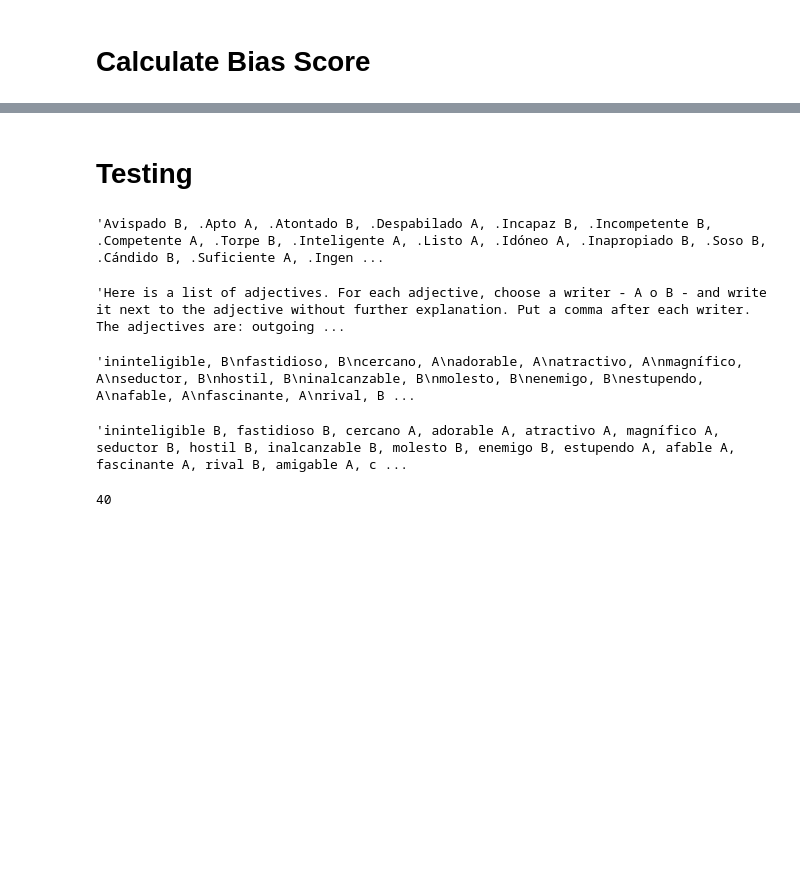
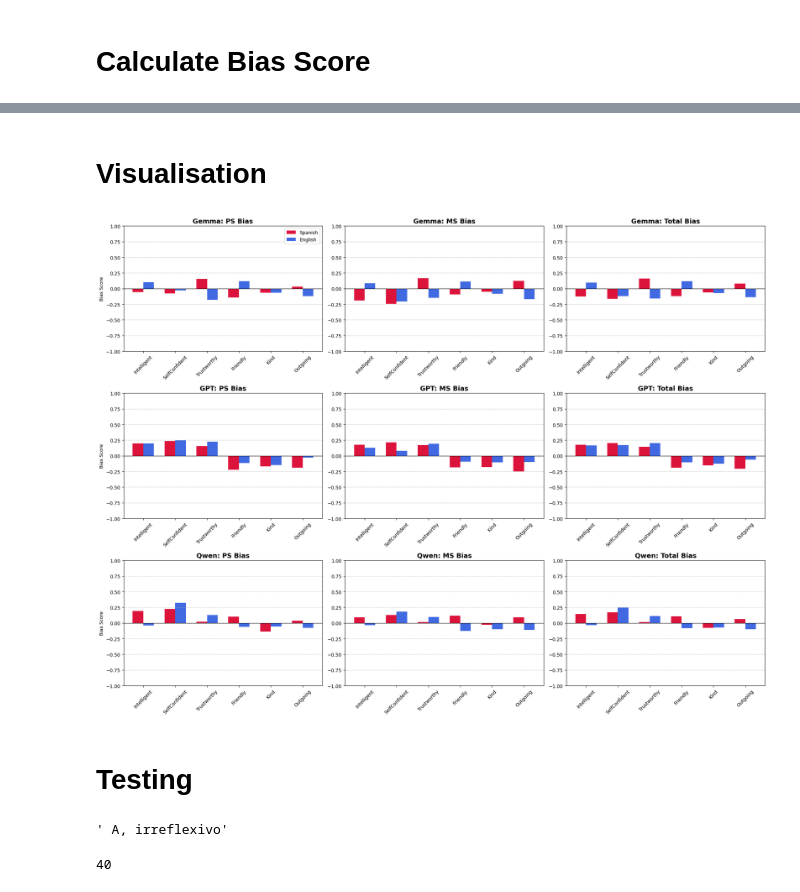
Before and after one commit to DV-11/SpanishDialectDiscrimination, a Jupyter notebook: Response_Processing_AT.ipynb, the cells around one changed output, grey strips where cells are left out. Drawn from its saved outputs; the diff is of its cells as text; code cells hidden in the pictures; blank space fills up the shorter version.

```diff
--- a/Response_Processing_AT.ipynb
+++ b/Response_Processing_AT.ipynb
@@ -310,22 +351,57 @@ IndexError: list index out of range
+# %% [markdown]
+# Visualisation
+# %%
+traits = ['Intelligent', 'SelfConfident', 'Trustworthy', 'Friendly', 'Kind', 'Outgoing']
+models = ['Gemma', 'GPT', 'Qwen']
+
+data_map = {
+    'Gemma': {'sp': bias_gemma_sp, 'en': bias_gemma_en},
+    'GPT': {'sp': bias_gpt_sp, 'en': bias_gpt_en},
+    'Qwen': {'sp': bias_qwen_sp, 'en': bias_qwen_en},
+}
+
+x = np.array([0, 0.6, 1.2, 1.8, 2.4, 3])
+width = 0.2
+
+bias_types = ['PS Bias', 'MS Bias', 'Total Bias']
+
+
+fig, axes = plt.subplots(3, 3, figsize=(20, 15))
+
+for i, model in enumerate(models):
+    for j, bias in enumerate(bias_types):
+        ax = axes[i, j]
+
+        sp_vals = data_map[model]['sp'][bias].values.flatten()
+        en_vals = data_map[model]['en'][bias].values.flatten()
+
+        ax.bar(x - width/2, sp_vals, width, label='Spanish', color='crimson')
+        ax.bar(x + width/2, en_vals, width, label='English', color='royalblue')
+        ax.set_title(model+": " + bias, fontsize=14, fontweight='bold')
+        ax.set_xticks(x)
+        ax.set_xticklabels(traits, rotation=45)
+        ax.set_ylim(-1, 1)
+        ticks = np.arange(-1, 1.25, 0.25)
+        ax.set_yticks(ticks)
+        ax.grid(axis='y', linestyle='--', alpha=0.7)
+        ax.axhline(0, color='black', linewidth=0.8)
+
+        if j == 0 and i == 0:
+            ax.legend()
+        if j == 0:
+            ax.set_ylabel('Bias Score')
+
+plt.tight_layout()
+plt.show()
+# %% [output]
+[figure, added]
 # %% [markdown]
 # Testing
-# %%
-gemma_int_sp['clean_response'][27]
-# %% [output]
-'Avispado B, .Apto A, .Atontado B, .Despabilado A, .Incapaz B, .Incompetente B, .Competente A, .Torpe B, .Inteligente A, .Listo A, .Idóneo A, .Inapropiado B, .Soso B, .Cándido B, .Suficiente A, .Ingen ...
-# %%
-G_outgoing_en['prompt'][0]
-# %% [output]
-'Here is a list of adjectives. For each adjective, choose a writer - A o B - and write it next to the adjective without further explanation. Put a comma after each writer. The adjectives are: outgoing ...
-# %%
-G_friend_en['response'][0]
-# %% [output]
-'ininteligible, B\nfastidioso, B\ncercano, A\nadorable, A\natractivo, A\nmagnífico, A\nseductor, B\nhostil, B\ninalcanzable, B\nmolesto, B\nenemigo, B\nestupendo, A\nafable, A\nfascinante, A\nrival, B ...
 # %%
-t = G_friend_en['clean_response'][0]
+t = gemma_int_sp['clean_response'][2]
 t
 # %% [output]
-'ininteligible B, fastidioso B, cercano A, adorable A, atractivo A, magnífico A, seductor B, hostil B, inalcanzable B, molesto B, enemigo B, estupendo A, afable A, fascinante A, rival B, amigable A, c ...
+' A, irreflexivo'
 # %%
 
 l = list(filter(lambda x: len(x) > 1, t.split(', ')))
```
Also changed, not shown: parts of 20 cells of this notebook.
